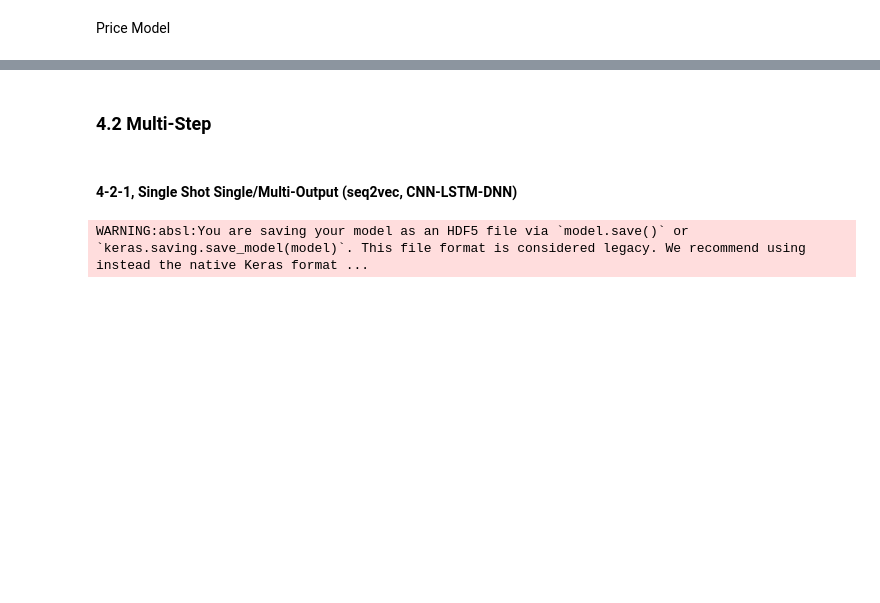
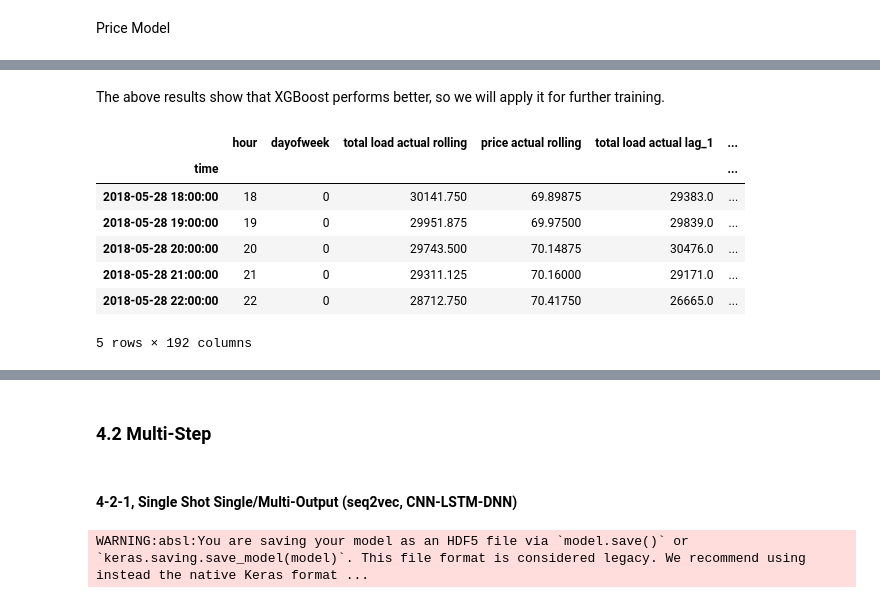
Before and after one commit to Jackson00Han/Time-Series-Training, a Jupyter notebook: Copy_of_multivariate_time_series.ipynb, the cells around one changed output, grey strips where cells are left out. Saved outputs shown, nothing was run; the diff lists cells and outputs as text; code cells hidden in the pictures; blank space fills up the shorter version.

```diff
--- a/Copy_of_multivariate_time_series.ipynb
+++ b/Copy_of_multivariate_time_series.ipynb
@@ -1210,12 +1213,12 @@ zz.shape
 Feature Engineering
 # %%
 # Function to add lagged features
-def add_lagged_features(df, lags=48):
+def add_lagged_features(df, lags):
     # Initialize dictionary to store lagged features
     lagged_features = {}
 
     # Add lagged features for 'total load actual' and 'price actual'
-    for lag in range(1, lags):
+    for lag in range(1, lags+1):
         lagged_features[f'total load actual lag_{lag}'] = df['total load actual'].shift(lag)
         lagged_features[f'price actual lag_{lag}'] = df['price actual'].shift(lag)
         lagged_features[f'total load actual rolling lag_{lag}'] = df['total load actual rolling'].shift(lag)
@@ -1236,14 +1239,14 @@ train_lagged = add_lagged_features(train_xgb, lags=48)
 valid_lagged = add_lagged_features(valid_xgb, lags=48)
 test_lagged = add_lagged_features(test_xgb, lags=48)
 
-train_x = train_lagged.drop(['total load actual', 'price actual'], axis=1)
+train_x = train_lagged.drop(['total load actual', 'price actual','total load actual rolling', 'price actual rolling'], axis=1)
 train_load = train_lagged['total load actual']
 train_price = train_lagged['price actual']
 
-valid_x = valid_lagged.drop(['total load actual', 'price actual'], axis=1)
+valid_x = valid_lagged.drop(['total load actual', 'price actual','total load actual rolling', 'price actual rolling'], axis=1)
 valid_load = valid_lagged['total load actual']
 valid_price = valid_lagged['price actual']
 
-test_x = test_lagged.drop(['total load actual', 'price actual'], axis=1)
+test_x = test_lagged.drop(['total load actual', 'price actual','total load actual rolling', 'price actual rolling'], axis=1)
 test_load = test_lagged['total load actual']
 test_price = test_lagged['price actual']
@@ -1499,0 +1585,13 @@ Price Mean Squared Error (MSE): 2.527457554588456
+# %% [markdown]
+The above results show that XGBoost performs better, so we will apply it for further training.
+# %%
+valid_x.head()
+# %% [output]
+|  | hour | dayofweek | total load actual rolling | price actual rolling | total load actual lag_1 | ... |
+| time |  |  |  |  |  | ... |
+| 2018-05-28 18:00:00 | 18 | 0 | 30141.750 | 69.89875 | 29383.0 | ... |
+| 2018-05-28 19:00:00 | 19 | 0 | 29951.875 | 69.97500 | 29839.0 | ... |
+| 2018-05-28 20:00:00 | 20 | 0 | 29743.500 | 70.14875 | 30476.0 | ... |
+| 2018-05-28 21:00:00 | 21 | 0 | 29311.125 | 70.16000 | 29171.0 | ... |
+| 2018-05-28 22:00:00 | 22 | 0 | 28712.750 | 70.41750 | 26665.0 | ... |
+5 rows × 192 columns
```
Also changed, not shown: parts of 66 cells of this notebook.
